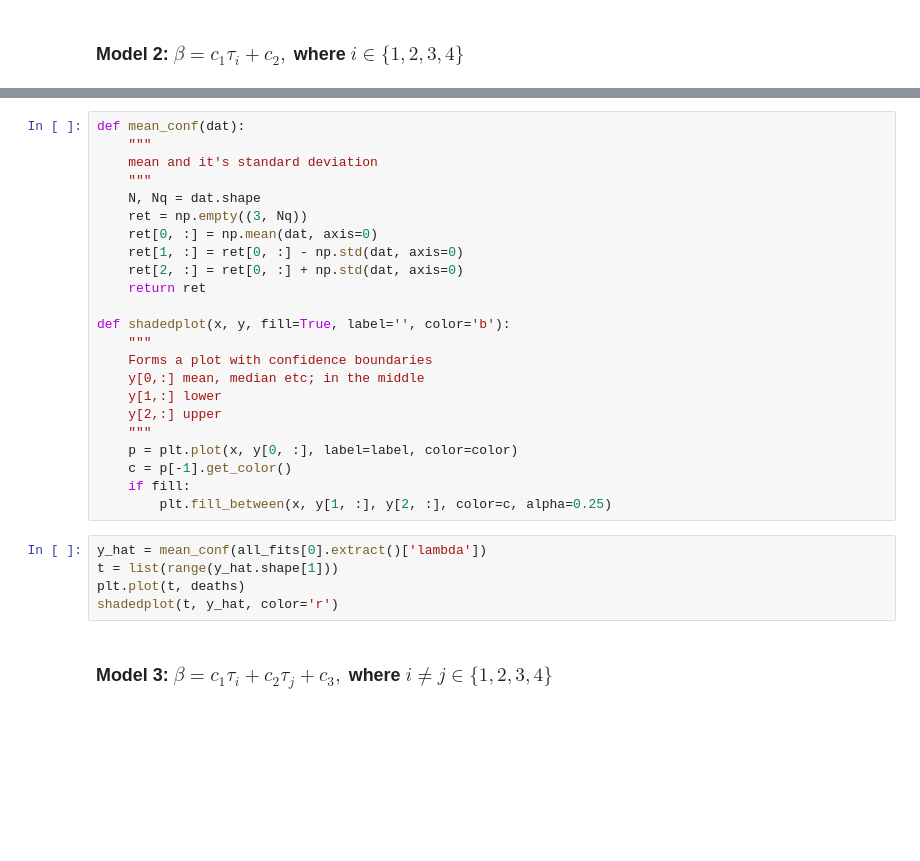
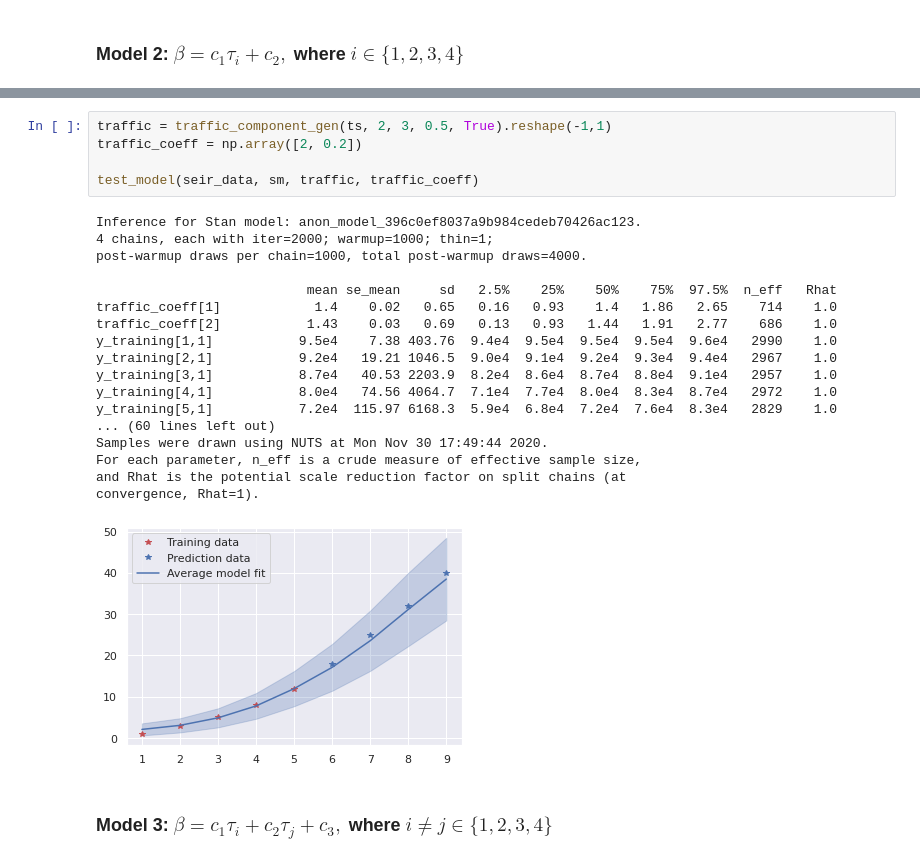
Before and after one commit to tommi-grohn/Corona_Bayesian, a Jupyter notebook: Project_Corona.ipynb, the cells around one changed output, grey strips where cells are left out. Drawn from its saved outputs; the diff is of its cells as text; blank space fills up the shorter version.

```diff
--- a/Project_Corona.ipynb
+++ b/Project_Corona.ipynb
@@ -492,30 +521,26 @@ Traceback (most recent call last):
-# %%
-def mean_conf(dat):
-    """
-    mean and it's standard deviation
-    """
-    N, Nq = dat.shape
-    ret = np.empty((3, Nq))
-    ret[0, :] = np.mean(dat, axis=0)
-    ret[1, :] = ret[0, :] - np.std(dat, axis=0)
-    ret[2, :] = ret[0, :] + np.std(dat, axis=0)
-    return ret
-
-def shadedplot(x, y, fill=True, label='', color='b'):
-    """
-    Forms a plot with confidence boundaries
-    y[0,:] mean, median etc; in the middle
-    y[1,:] lower
-    y[2,:] upper
-    """
-    p = plt.plot(x, y[0, :], label=label, color=color)
-    c = p[-1].get_color()
-    if fill:
-        plt.fill_between(x, y[1, :], y[2, :], color=c, alpha=0.25)
-# %%
-y_hat = mean_conf(all_fits[0].extract()['lambda'])
-t = list(range(y_hat.shape[1]))
-plt.plot(t, deaths)
-shadedplot(t, y_hat, color='r')
+# %%
+traffic = traffic_component_gen(ts, 2, 3, 0.5, True).reshape(-1,1)
+traffic_coeff = np.array([2, 0.2])
+
+test_model(seir_data, sm, traffic, traffic_coeff)
+# %% [output]
+Inference for Stan model: anon_model_396c0ef8037a9b984cedeb70426ac123.
+4 chains, each with iter=2000; warmup=1000; thin=1;
+post-warmup draws per chain=1000, total post-warmup draws=4000.
+
+                           mean se_mean     sd   2.5%    25%    50%    75%  97.5%  n_eff   Rhat
+traffic_coeff[1]            1.4    0.02   0.65   0.16   0.93    1.4   1.86   2.65    714    1.0
+traffic_coeff[2]           1.43    0.03   0.69   0.13   0.93   1.44   1.91   2.77    686    1.0
+y_training[1,1]           9.5e4    7.38 403.76  9.4e4  9.5e4  9.5e4  9.5e4  9.6e4   2990    1.0
+y_training[2,1]           9.2e4   19.21 1046.5  9.0e4  9.1e4  9.2e4  9.3e4  9.4e4   2967    1.0
+y_training[3,1]           8.7e4   40.53 2203.9  8.2e4  8.6e4  8.7e4  8.8e4  9.1e4   2957    1.0
+y_training[4,1]           8.0e4   74.56 4064.7  7.1e4  7.7e4  8.0e4  8.3e4  8.7e4   2972    1.0
+y_training[5,1]           7.2e4  115.97 6168.3  5.9e4  6.8e4  7.2e4  7.6e4  8.3e4   2829    1.0
+... (60 lines left out)
+Samples were drawn using NUTS at Mon Nov 30 17:49:44 2020.
+For each parameter, n_eff is a crude measure of effective sample size,
+and Rhat is the potential scale reduction factor on split chains (at
+convergence, Rhat=1).
+[figure, added]
 # %% [markdown]
 ### Model 3: $\beta = c_1 \tau_i + c_2 \tau_j + c_3,$ where $i \neq j \in \{1,2,3,4 \}$
```
Also changed, not shown: parts of 18 cells of this notebook, 6 other files.
